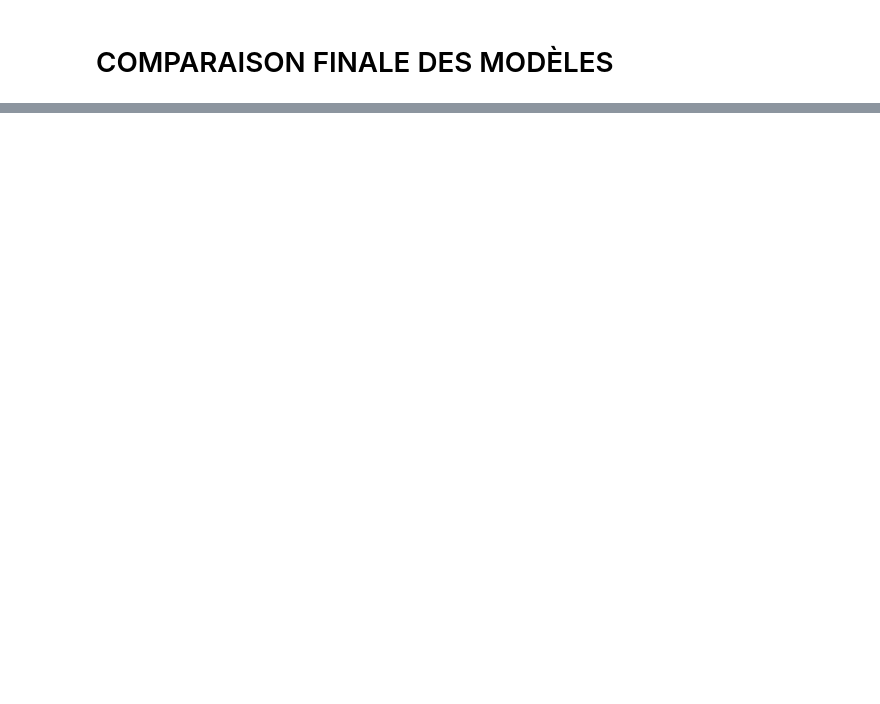
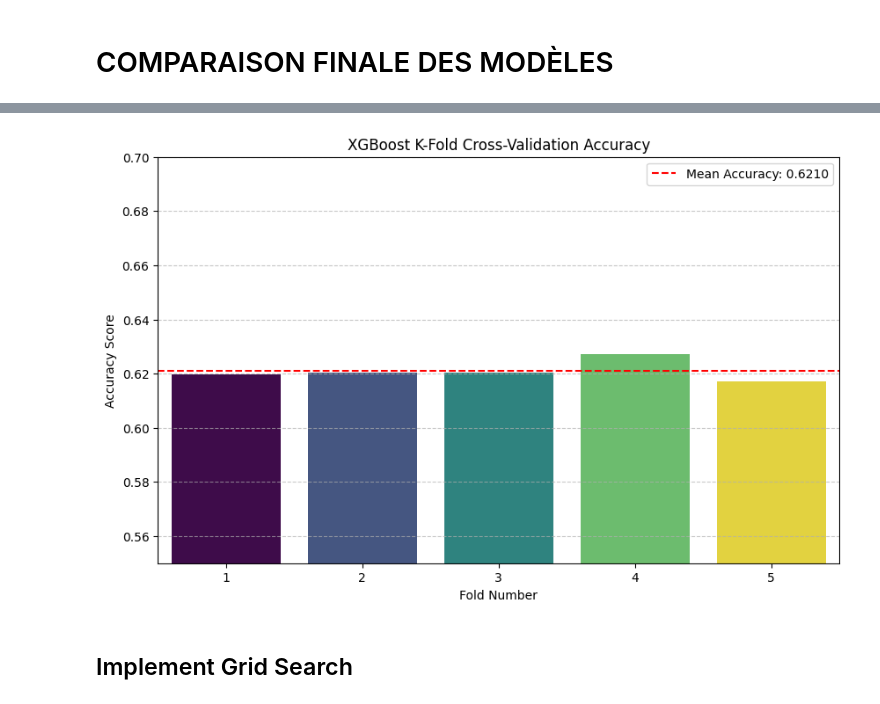
Before and after one commit to Meria-Troudi/mlProject, a Jupyter notebook: models/bo1_Models.ipynb, the cells around one changed output, grey strips where cells are left out. Saved outputs shown, nothing was run; the diff lists cells and outputs as text; code cells hidden in the pictures; blank space fills up the shorter version.

```diff
--- a/models/bo1_Models.ipynb
+++ b/models/bo1_Models.ipynb
@@ -356,0 +400,21 @@ weighted avg       0.95      0.95      0.94      6000
+# %%
+# --- PREPARATION DES DONNEES ---
+# Encode the target variable 'Growth_Category'
+le_growth_category = LabelEncoder()
+df['Growth_Category_encoded'] = le_growth_category.fit_transform(df['Growth_Category'])
+
+print(f"Mapping Growth Category: {dict(zip(le_growth_category.classes_, le_growth_category.transform(le_growth_category.classes_)))}")
+
+# Features are the PCA components (PC1 to PC18)
+features_bo1 = [col for col in df.columns if col.startswith('PC')]
+
+X = df[features_bo1]
+y = df['Growth_Category_encoded']
+
+print(f"Features used for classification: {features_bo1}")
+print(f"Target variable: Growth_Category")
+print(f"Shape of X: {X.shape}")
+print(f"Shape of y: {y.shape}")
+
+# Split data into training and testing sets
+X_train, X_test, y_train, y_test = train_test_split(X, y, test_size=0.2, random_state=42, stratify=y)
@@ -356,0 +539,24 @@ weighted avg       0.95      0.95      0.94      6000
+# %%
+import matplotlib.pyplot as plt
+import seaborn as sns
+import numpy as np # Ensure numpy is imported for np.mean
+
+# Create a DataFrame for plotting cross-validation scores
+cv_results_df = pd.DataFrame({
+    'Fold': range(1, num_folds + 1),
+    'Accuracy': cv_scores
+})
+plt.figure(figsize=(10, 6))
+sns.barplot(x='Fold', y='Accuracy', data=cv_results_df, palette='viridis', hue='Fold', legend=False)
+plt.axhline(y=np.mean(cv_scores), color='r', linestyle='--', label=f'Mean Accuracy: {np.mean(cv_scores):.4f}')
+plt.title('XGBoost K-Fold Cross-Validation Accuracy')
+plt.xlabel('Fold Number')
+plt.ylabel('Accuracy Score')
+plt.ylim(0.55, 0.70) # Adjust y-axis for better visualization of scores
+plt.legend()
+plt.grid(axis='y', linestyle='--', alpha=0.7)
+plt.show()
+# %% [output]
+[figure, added]
+# %% [markdown]
+## Implement Grid Search
```
Also changed, not shown: parts of 25 cells of this notebook, 4 other files.
